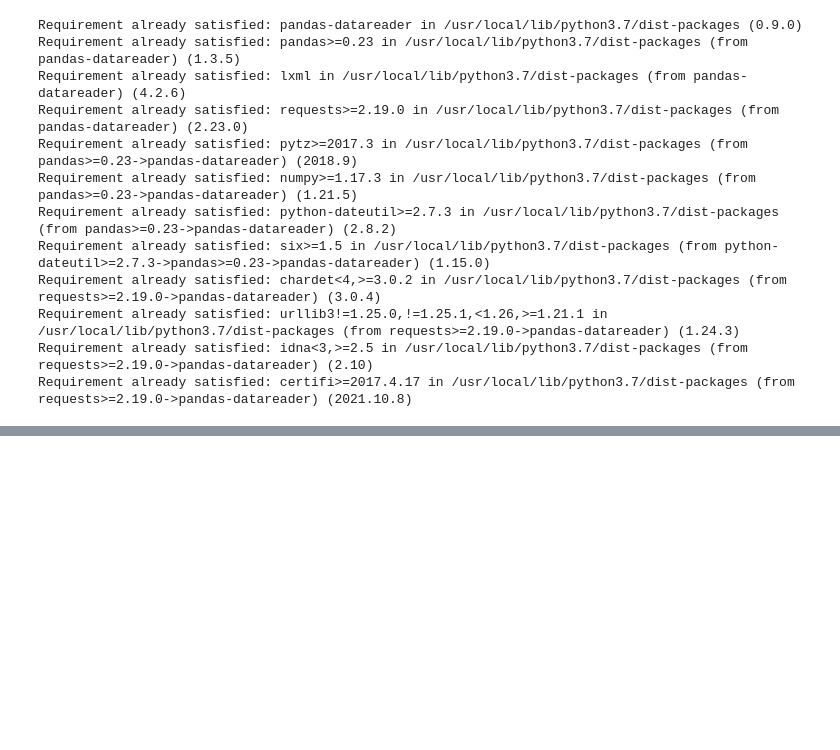
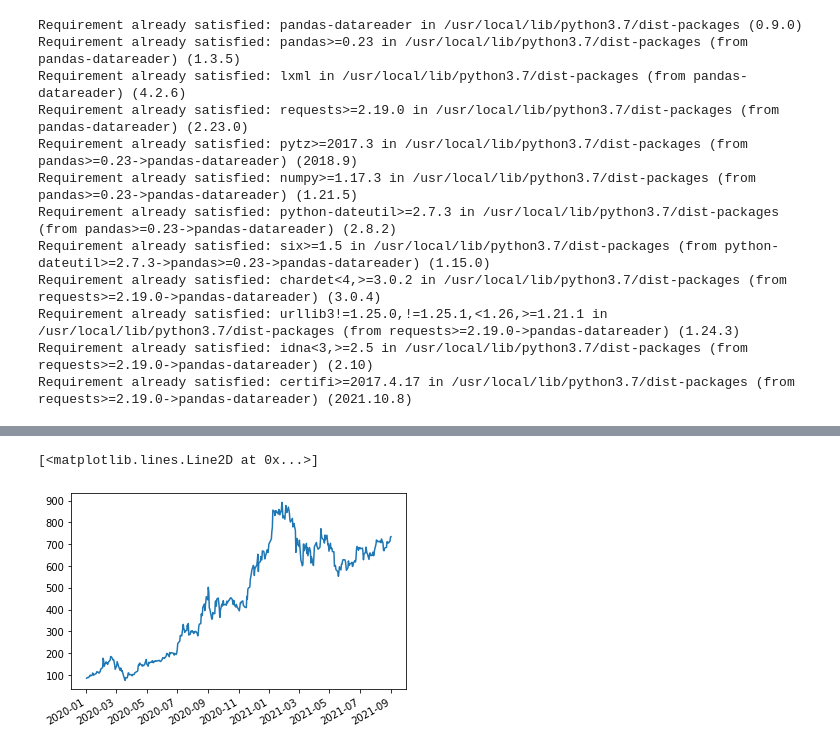
Before and after one commit to thogeti/ALMLPract, a Jupyter notebook: TimeSeries_day1_KrishN.ipynb, the cells around one changed output, grey strips where cells are left out. Cells and saved outputs as stored; diff of their text form; code cells hidden in the pictures; blank space fills up the shorter version.

```diff
--- a/TimeSeries_day1_KrishN.ipynb
+++ b/TimeSeries_day1_KrishN.ipynb
@@ -61,0 +94,7 @@ pdr.get_data_yahoo('TSLA')
+# %%
+figure,axis = plt.subplots()
+figure.autofmt_xdate()
+axis.plot(index,share_open)
+# %% [output]
+[<matplotlib.lines.Line2D at 0x...>]
+[figure, added]
```
Also changed, not shown: parts of 9 cells of this notebook.
